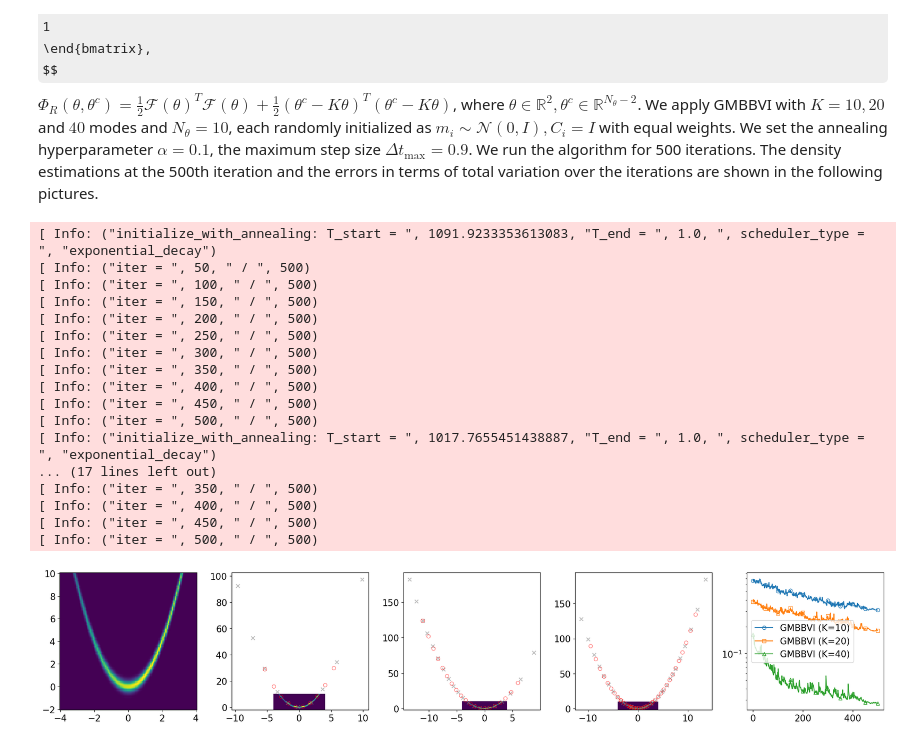
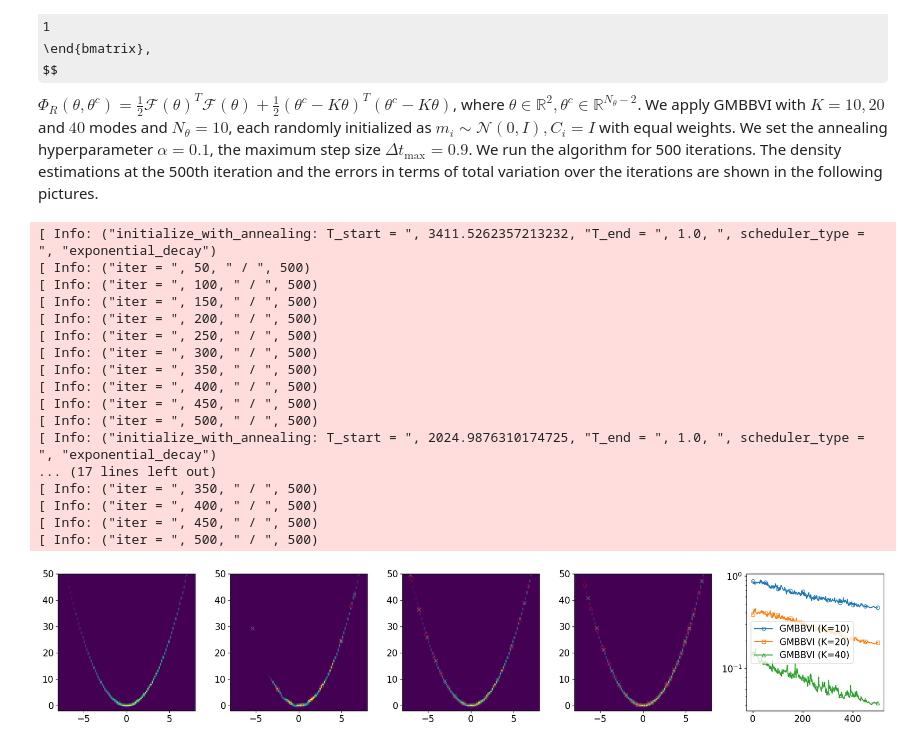
Before and after one commit to PKU-CMEGroup/InverseProblems.jl, a Jupyter notebook: Lectures/BlackBoxVariationalInference.ipynb, the cells around one changed output. Cells and saved outputs as stored; diff of their text form; code cells hidden in the pictures; some formulas as TeX source.

```diff
--- a/Lectures/BlackBoxVariationalInference.ipynb
+++ b/Lectures/BlackBoxVariationalInference.ipynb
@@ -188,35 +191,38 @@ fig, ax = PyPlot.subplots(nrows=1, ncols=length(N_modes_array)+2, sharex=false,
 
 N_iter = 500
 Nx, Ny = 100,100
 dt = 0.9
 quadrature_type = "random_sampling"
 
 objs = []
 for N_modes in N_modes_array
     x0_w_anneal, x0_mean_anneal, xx0_cov_anneal = initialize_with_annealing(func_Phi, x0_w[1:N_modes], x0_mean[1:N_modes,:], xx0_cov[1:N_modes,:,:]; N_ens = N_ens, scheduler_type = "exponential_decay", N_iter=500)
     obj = Gaussian_mixture_GMBBVI(func_Phi, x0_w_anneal, x0_mean_anneal, xx0_cov_anneal;
         N_iter = N_iter, dt = dt, N_ens = N_ens, quadrature_type = quadrature_type)
     push!(objs, obj)
 end
-visualization_2d(ax ; Nx = Nx, Ny = Ny, x_lim=[-4.0, 4.0], y_lim=[-2.0, 10.0], func_Phi=func_Phi_marginal, objs=objs,label="GMBBVI")
-
+visualization_2d(ax ; Nx = Nx, Ny = Ny, x_lim=[-8.0, 8.0], y_lim=[-2.0, 50.0], func_Phi=func_Phi_marginal, objs=objs,label="GMBBVI")
+for i =1:length(ax)-1
+    ax[i].set_xlim(-8.0, 8.0)
+    ax[i].set_ylim(-2.0, 50.0)
+end
 fig.tight_layout()
 # %% [output]
-[ Info: ("initialize_with_annealing: T_start = ", 1091.9233353613083, "T_end = ", 1.0, ", scheduler_type = ", "exponential_decay")
+[ Info: ("initialize_with_annealing: T_start = ", 3411.5262357213232, "T_end = ", 1.0, ", scheduler_type = ", "exponential_decay")
 [ Info: ("iter = ", 50, " / ", 500)
 [ Info: ("iter = ", 100, " / ", 500)
 [ Info: ("iter = ", 150, " / ", 500)
 [ Info: ("iter = ", 200, " / ", 500)
 [ Info: ("iter = ", 250, " / ", 500)
 [ Info: ("iter = ", 300, " / ", 500)
 [ Info: ("iter = ", 350, " / ", 500)
 [ Info: ("iter = ", 400, " / ", 500)
 [ Info: ("iter = ", 450, " / ", 500)
 [ Info: ("iter = ", 500, " / ", 500)
-[ Info: ("initialize_with_annealing: T_start = ", 1017.7655451438887, "T_end = ", 1.0, ", scheduler_type = ", "exponential_decay")
+[ Info: ("initialize_with_annealing: T_start = ", 2024.9876310174725, "T_end = ", 1.0, ", scheduler_type = ", "exponential_decay")
 ... (17 lines left out)
 [ Info: ("iter = ", 350, " / ", 500)
 [ Info: ("iter = ", 400, " / ", 500)
 [ Info: ("iter = ", 450, " / ", 500)
 [ Info: ("iter = ", 500, " / ", 500)
-[figure, old version]
+[figure, new version]
```
Also changed, not shown: parts of 4 cells of this notebook, 2 other files.
